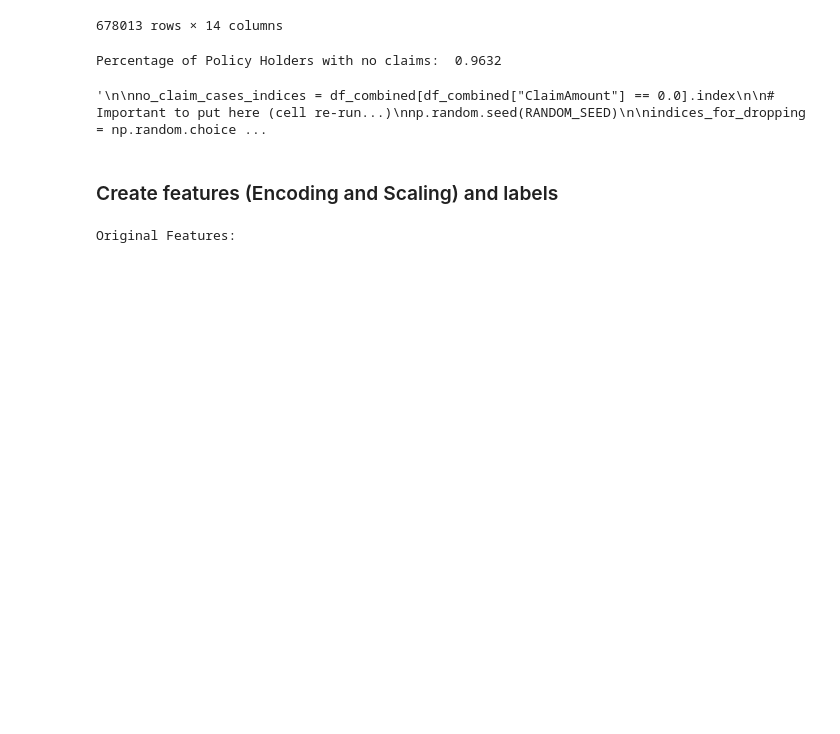
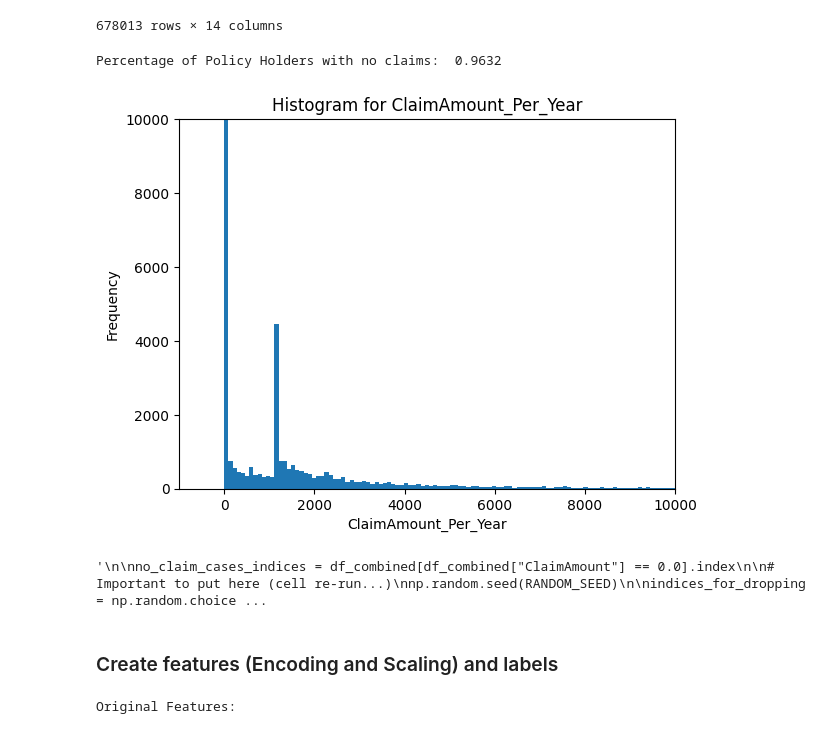
Before and after one commit to lexej/car-insurance, a Jupyter notebook: car-insurance.ipynb, the cells around one changed output. Saved outputs shown, nothing was run; the diff lists cells and outputs as text; code cells hidden in the pictures; blank space fills up the shorter version.

Commit message:
histogram

```diff
--- a/car-insurance.ipynb
+++ b/car-insurance.ipynb
@@ -162,6 +162,19 @@ Percentage of Policy Holders with no claims:  0.9632
 
 if len(df_combined) != len(df_freq):
     raise Exception("Wrong dimensions for df_combined")
+# %%
+#   Histogram for ClaimAmount_Per_Year
+
+plt.hist(df_combined["ClaimAmount_Per_Year"], bins=200000, density=False)
+
+plt.title('Histogram for ClaimAmount_Per_Year')
+plt.xlabel('ClaimAmount_Per_Year')
+plt.xlim(-1e3, 1e4)
+plt.ylim(0, 1e4)
+plt.ylabel('Frequency')
+plt.show()
+# %% [output]
+[figure, added]
 # %%
 #   (Optional) Randomly drop certain amount of No-Claim cases (vast majority)
 #   so that balance between Claim <-> No-Claim cases is better
```
